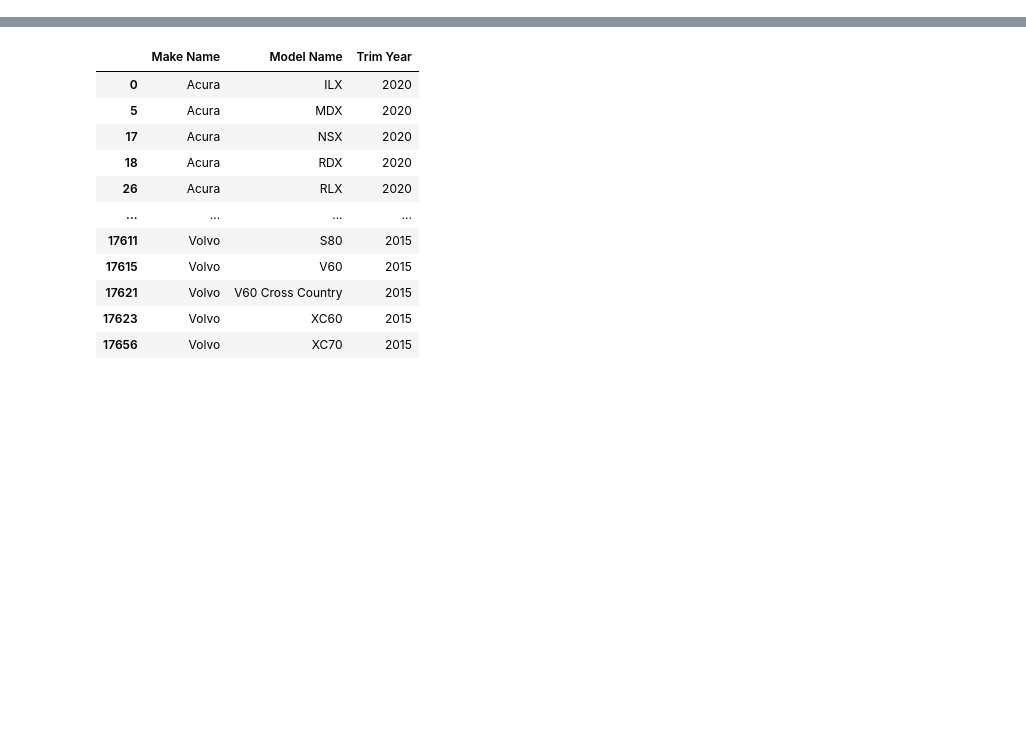
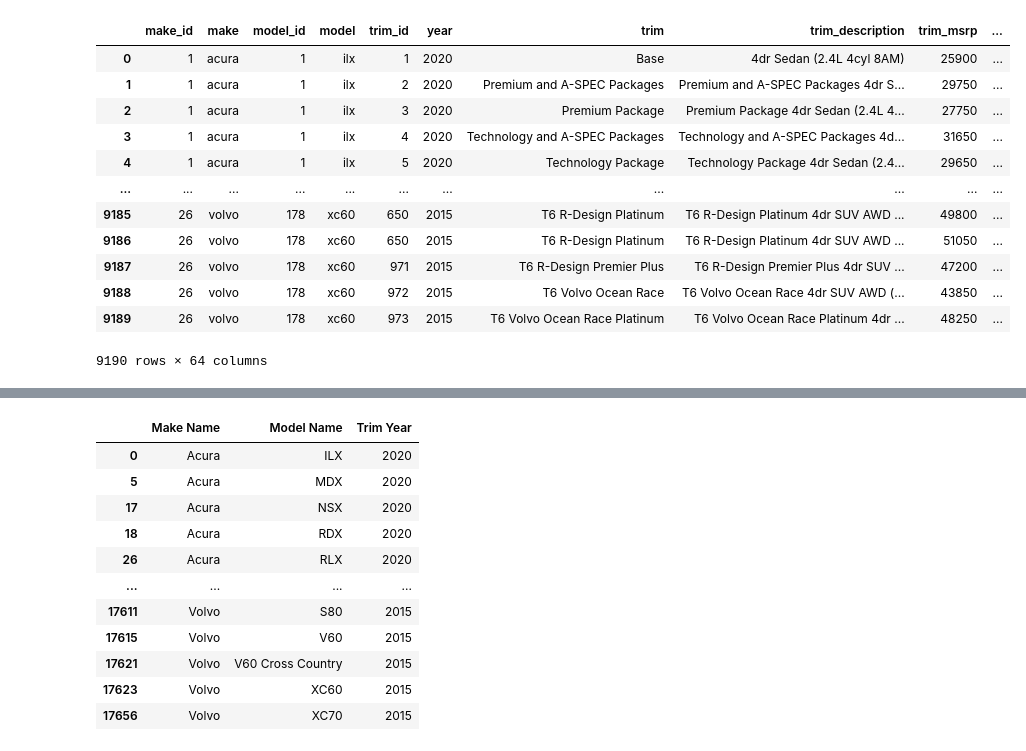
Before and after one commit to lindoncamaj/SI699Project, a Jupyter notebook: datasets_database_config/combine_data.ipynb, the cells around one changed output, grey strips where cells are left out. Drawn from its saved outputs; the diff is of its cells as text; code cells hidden in the pictures; blank space fills up the shorter version.

```diff
--- a/datasets_database_config/combine_data.ipynb
+++ b/datasets_database_config/combine_data.ipynb
@@ -5,0 +54,9 @@ import time
+# %%
+images = car_info.image.unique()
+images2 = {}
+count = 1
+for image in images:
+    images2[image] = count
+    count += 1
+
+images2
@@ -5,0 +81,25 @@ import time
+# %%
+car_info["image_id"] = None
+
+def set_image_id(row):
+    row["image_id"] = images2[row["image"]]
+    return row
+
+car_info2 = car_info.apply(set_image_id, axis=1)
+
+# car_info.to_csv("combined.csv", index=False)
+car_info2
+# %% [output]
+|  | make_id | make | model_id | model | trim_id | year | trim | trim_description | trim_msrp | ... |
+| 0 | 1 | acura | 1 | ilx | 1 | 2020 | Base | 4dr Sedan (2.4L 4cyl 8AM) | 25900 | ... |
+| 1 | 1 | acura | 1 | ilx | 2 | 2020 | Premium and A-SPEC Packages | Premium and A-SPEC Packages 4dr S... | 29750 | ... |
+| 2 | 1 | acura | 1 | ilx | 3 | 2020 | Premium Package | Premium Package 4dr Sedan (2.4L 4... | 27750 | ... |
+| 3 | 1 | acura | 1 | ilx | 4 | 2020 | Technology and A-SPEC Packages | Technology and A-SPEC Packages 4d... | 31650 | ... |
+| 4 | 1 | acura | 1 | ilx | 5 | 2020 | Technology Package | Technology Package 4dr Sedan (2.4... | 29650 | ... |
+| ... | ... | ... | ... | ... | ... | ... | ... | ... | ... | ... |
+| 9185 | 26 | volvo | 178 | xc60 | 650 | 2015 | T6 R-Design Platinum | T6 R-Design Platinum 4dr SUV AWD ... | 49800 | ... |
+| 9186 | 26 | volvo | 178 | xc60 | 650 | 2015 | T6 R-Design Platinum | T6 R-Design Platinum 4dr SUV AWD ... | 51050 | ... |
+| 9187 | 26 | volvo | 178 | xc60 | 971 | 2015 | T6 R-Design Premier Plus | T6 R-Design Premier Plus 4dr SUV ... | 47200 | ... |
+| 9188 | 26 | volvo | 178 | xc60 | 972 | 2015 | T6 Volvo Ocean Race | T6 Volvo Ocean Race 4dr SUV AWD (... | 43850 | ... |
+| 9189 | 26 | volvo | 178 | xc60 | 973 | 2015 | T6 Volvo Ocean Race Platinum | T6 Volvo Ocean Race Platinum 4dr ... | 48250 | ... |
+9190 rows × 64 columns
```
Also changed, not shown: parts of 3 cells of this notebook.
